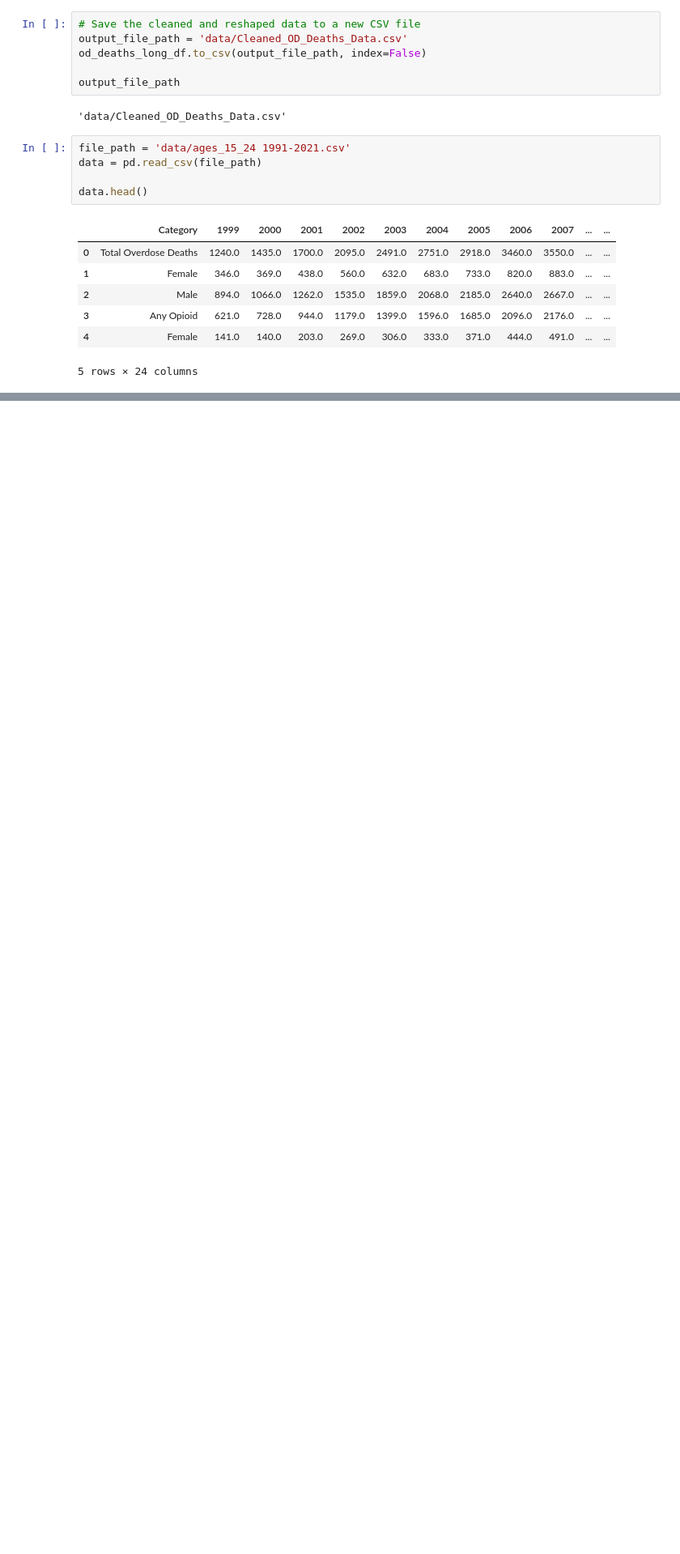
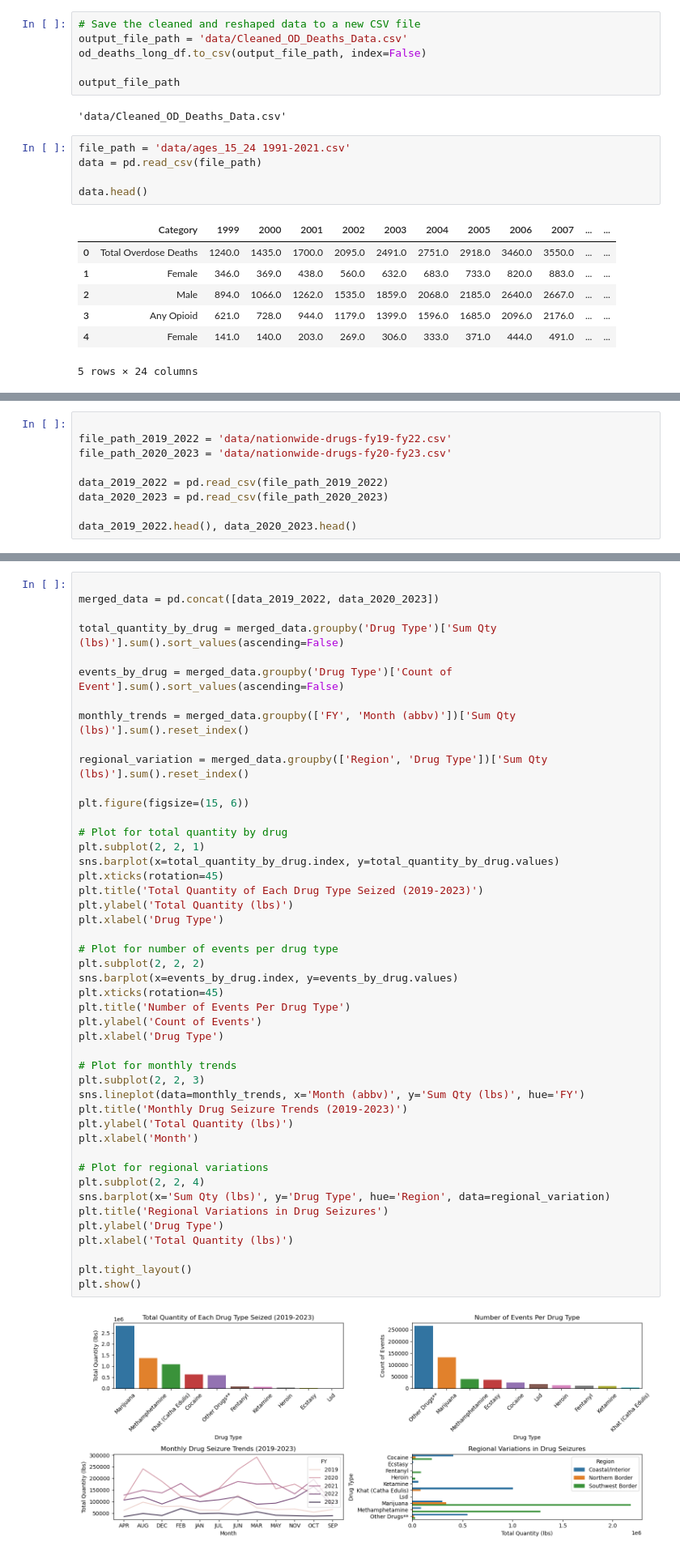
Before and after one commit to Ilissagarcia/OpioidCapstone, a Jupyter notebook: capstone_notebook.ipynb, the cells around one changed output, grey strips where cells are left out. Shown at 81% size. Drawn from its saved outputs; the diff is of its cells as text; blank space fills up the shorter version.

```diff
--- a/capstone_notebook.ipynb
+++ b/capstone_notebook.ipynb
@@ -72,0 +205,9 @@ data.head()
+# %%
+
+file_path_2019_2022 = 'data/nationwide-drugs-fy19-fy22.csv'
+file_path_2020_2023 = 'data/nationwide-drugs-fy20-fy23.csv'
+
+data_2019_2022 = pd.read_csv(file_path_2019_2022)
+data_2020_2023 = pd.read_csv(file_path_2020_2023)
+
+data_2019_2022.head(), data_2020_2023.head()
@@ -72,0 +232,48 @@ data.head()
+# %%
+
+merged_data = pd.concat([data_2019_2022, data_2020_2023])
+
+total_quantity_by_drug = merged_data.groupby('Drug Type')['Sum Qty (lbs)'].sum().sort_values(ascending=False)
+
+events_by_drug = merged_data.groupby('Drug Type')['Count of Event'].sum().sort_values(ascending=False)
+
+monthly_trends = merged_data.groupby(['FY', 'Month (abbv)'])['Sum Qty (lbs)'].sum().reset_index()
+
+regional_variation = merged_data.groupby(['Region', 'Drug Type'])['Sum Qty (lbs)'].sum().reset_index()
+
+plt.figure(figsize=(15, 6))
+
+# Plot for total quantity by drug
+plt.subplot(2, 2, 1)
+sns.barplot(x=total_quantity_by_drug.index, y=total_quantity_by_drug.values)
+plt.xticks(rotation=45)
+plt.title('Total Quantity of Each Drug Type Seized (2019-2023)')
+plt.ylabel('Total Quantity (lbs)')
+plt.xlabel('Drug Type')
+
+# Plot for number of events per drug type
+plt.subplot(2, 2, 2)
+sns.barplot(x=events_by_drug.index, y=events_by_drug.values)
+plt.xticks(rotation=45)
+plt.title('Number of Events Per Drug Type')
+plt.ylabel('Count of Events')
+plt.xlabel('Drug Type')
+
+# Plot for monthly trends
+plt.subplot(2, 2, 3)
+sns.lineplot(data=monthly_trends, x='Month (abbv)', y='Sum Qty (lbs)', hue='FY')
+plt.title('Monthly Drug Seizure Trends (2019-2023)')
+plt.ylabel('Total Quantity (lbs)')
+plt.xlabel('Month')
+
+# Plot for regional variations
+plt.subplot(2, 2, 4)
+sns.barplot(x='Sum Qty (lbs)', y='Drug Type', hue='Region', data=regional_variation)
+plt.title('Regional Variations in Drug Seizures')
+plt.ylabel('Drug Type')
+plt.xlabel('Total Quantity (lbs)')
+
+plt.tight_layout()
+plt.show()
+# %% [output]
+[figure, added]
```
Also changed, not shown: parts of 9 cells of this notebook, 15 other files.
